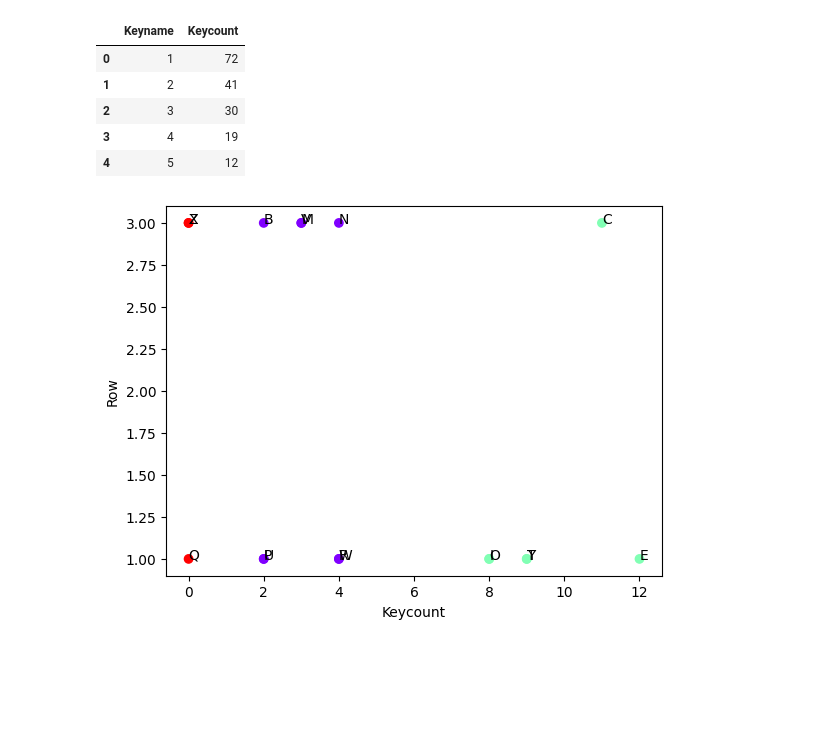
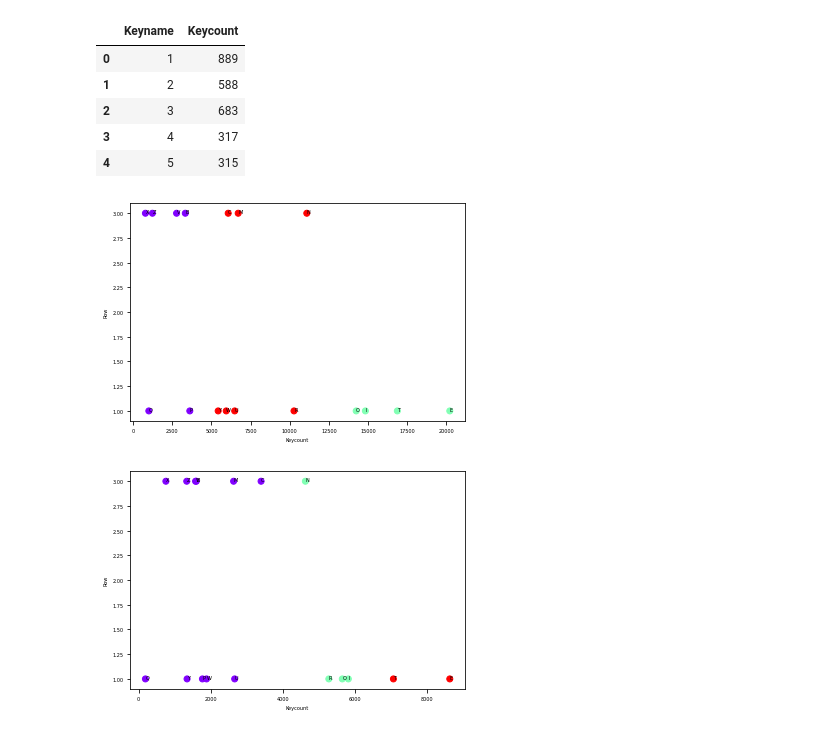
Before and after one commit to hakancangunerli/keyboard-heatmap-analysis, a Jupyter notebook: analysis.ipynb, the cells around one changed output. Cells and saved outputs as stored; diff of their text form; code cells hidden in the pictures; blank space fills up the shorter version.

```diff
--- a/analysis.ipynb
+++ b/analysis.ipynb
@@ -9,6 +13,6 @@ import matplotlib.pyplot as plt
 # %%
-df_mac = pd.read_csv('mac_data.csv')
-df_windows = pd.read_csv('windows_data.csv')
+df_mac = pd.read_csv('csv_files/mac_data.csv')
+df_windows = pd.read_csv('csv_files/windows_data.csv')
 # %%
 df_mac.head()
 # %% [output]
@@ -44,8 +48,8 @@ df_mac.head()
 df_windows.head()
 # %% [output]
 |  | Keyname | Keycount |
-| 0 | 1 | 72 |
-| 1 | 2 | 41 |
-| 2 | 3 | 30 |
-| 3 | 4 | 19 |
-| 4 | 5 | 12 |
+| 0 | 1 | 889 |
+| 1 | 2 | 588 |
+| 2 | 3 | 683 |
+| 3 | 4 | 317 |
+| 4 | 5 | 315 |
@@ -62,4 +56,13 @@ third_row = ['Z', 'X', 'C', 'V', 'B', 'N', 'M']
 # %%
+# TODO: old kmeans code, not used anymore maybe salvage this?
+
+df_mac['Row'] = 0
+df_windows['Row'] = 0
+first_row = ['Q', 'W', 'E', 'R', 'T', 'Y', 'U', 'I', 'O', 'P']
+second_row = ['A', 'S', 'D', 'F', 'G', 'H', 'J', 'K', 'L']
+third_row = ['Z', 'X', 'C', 'V', 'B', 'N', 'M']
+
+
 for i in range(len(df_mac)):
     if df_mac['Keyname'][i] in first_row and df_windows['Keyname'][i] in first_row:
         df_mac['Row'][i] = 1
@@ -73,3 +76,31 @@ for i in range(len(df_mac)):
     else:
         df_mac['Row'][i] = None
         df_windows['Row'][i] = None
+
+# export to csv to see
+#do kmeans on keycount and row
+
+
+df_mac = df_mac.dropna()
+df_windows = df_windows.dropna()
+
+kmeans_mac = KMeans(n_clusters=3, random_state=0).fit(df_mac[['Keycount', 'Row']])
+
+# plot the cluster
+plt.scatter(df_mac['Keycount'], df_mac['Row'], c=kmeans_mac.labels_, cmap='rainbow')
+plt.xlabel('Keycount')
+plt.ylabel('Row')
+# write the file to output.png
+
+df_mac.head()
+# reassign the indexes
+df_mac = df_mac.reset_index(drop=True)
+
+# add the keyname to the annotation
+for i in range(len(df_mac)):
+   plt.annotate(df_mac['Keyname'][i], (df_mac['Keycount'][i] , df_mac['Row'][i] ) )
+
+# readjust the axis
+plt.savefig('plots/output.png')
+# %% [output]
+[figure, added]
@@ -80,23 +107,22 @@ df_windows = df_windows.dropna()
 # %%
-# export to csv to see
-#do kmeans on keycount and row
-kmeans_mac = KMeans(n_clusters=3, random_state=0).fit(df_mac[['Keycount', 'Row']])
+kmeans_windows = KMeans(n_clusters=3, random_state=0).fit(df_windows[['Keycount', 'Row']])
 
-# plot the cluster
-plt.scatter(df_mac['Keycount'], df_mac['Row'], c=kmeans.labels_, cmap='rainbow')
+plt.scatter(df_windows['Keycount'], df_windows['Row'],
+            c=kmeans_windows.labels_, cmap='rainbow')
 plt.xlabel('Keycount')
 plt.ylabel('Row')
 # write the file to output.png
 
-df_mac.head()
+df_windows.head()
 # reassign the indexes
-df_mac = df_mac.reset_index(drop=True)
+df_windows = df_windows.reset_index(drop=True)
 
 # add the keyname to the annotation
-for i in range(len(df_mac)):
-   plt.annotate(df_mac['Keyname'][i], (df_mac['Keycount'][i] , df_mac['Row'][i] ) )
+for i in range(len(df_windows)):
+   plt.annotate(df_windows['Keyname'][i],
+                (df_windows['Keycount'][i], df_windows['Row'][i]))
 
 # readjust the axis
-plt.savefig('output.png')
+plt.savefig('plots/output_windows.png')
 # %% [output]
-[figure, old version]
+[figure, new version]
```
Also changed, not shown: parts of 14 cells of this notebook, 9 other files.
